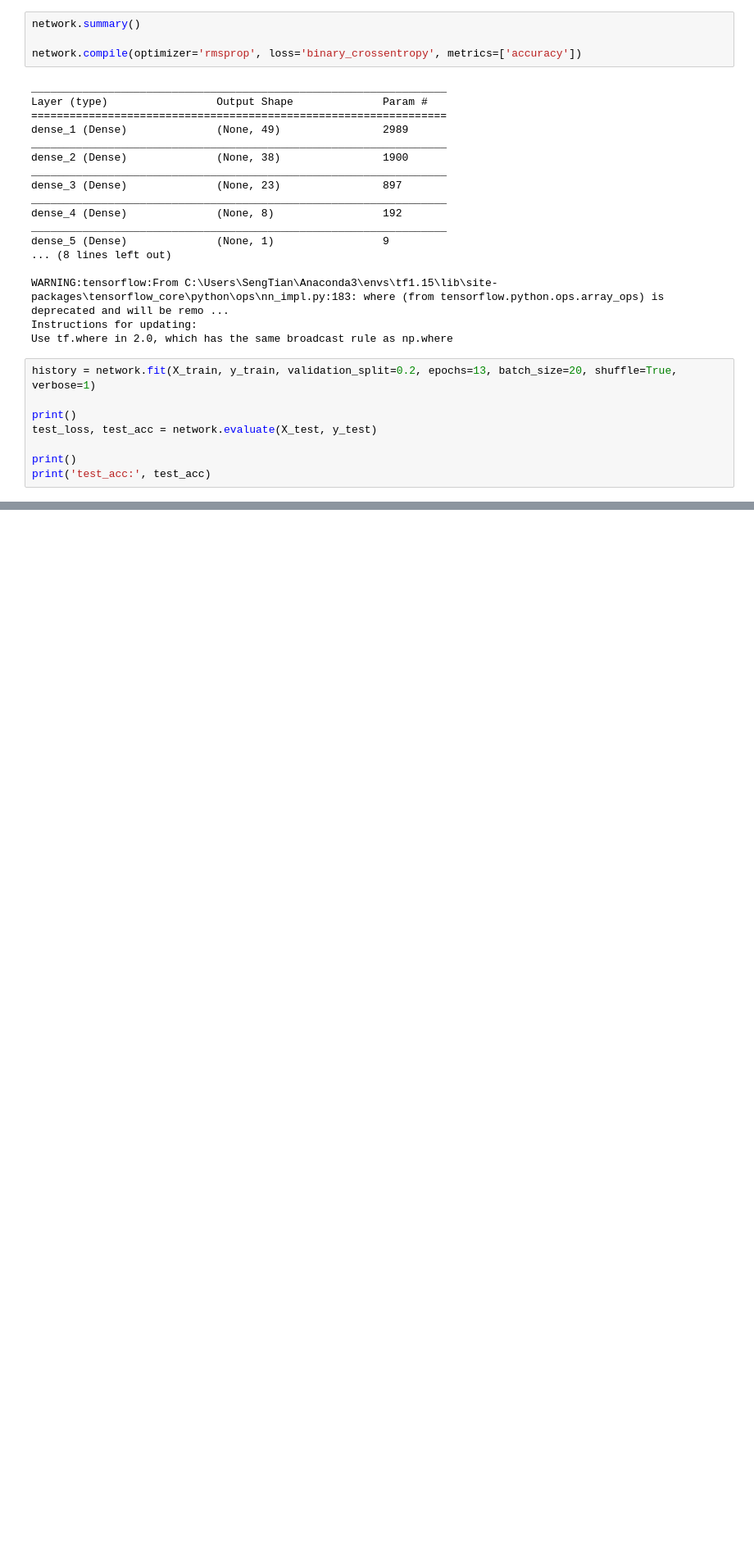
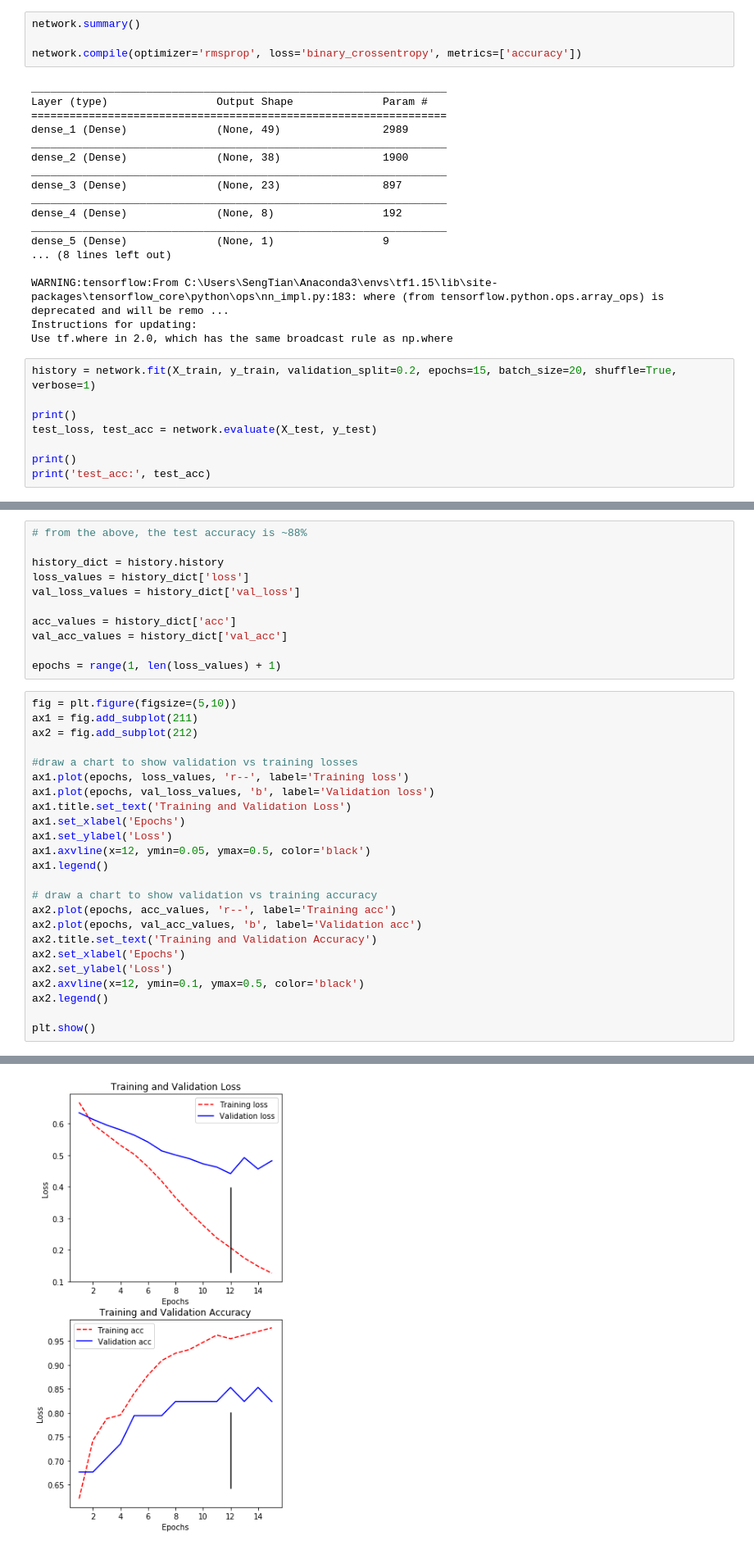
Before and after one commit to koayst/rp_deep_learning, a Jupyter notebook: Question_1/Question1_DLF.ipynb, the cells around one changed output, grey strips where cells are left out. Shown: that part at 82% size. Drawn from its saved outputs; the diff is of its cells as text; blank space fills up the shorter version.

Commit message:
Added another chart at the end

```diff
--- a/Question_1/Question1_DLF.ipynb
+++ b/Question_1/Question1_DLF.ipynb
@@ -167,7 +167,7 @@ WARNING:tensorflow:From C:\Users\SengTian\Anaconda3\envs\tf1.15\lib\site-package
 Instructions for updating:
 Use tf.where in 2.0, which has the same broadcast rule as np.where
 # %%
-history = network.fit(X_train, y_train, validation_split=0.2, epochs=13, batch_size=20, shuffle=True, verbose=1)
+history = network.fit(X_train, y_train, validation_split=0.2, epochs=15, batch_size=20, shuffle=True, verbose=1)
 
 print()
 test_loss, test_acc = network.evaluate(X_test, y_test)
@@ -220,0 +195,36 @@ Text(0, 0.5, 'Loss')
+# %%
+# from the above, the test accuracy is ~88%
+
+history_dict = history.history
+loss_values = history_dict['loss']
+val_loss_values = history_dict['val_loss']
+
+acc_values = history_dict['acc']
+val_acc_values = history_dict['val_acc']
+
+epochs = range(1, len(loss_values) + 1)
+# %%
+fig = plt.figure(figsize=(5,10))
+ax1 = fig.add_subplot(211)
+ax2 = fig.add_subplot(212)
+
+#draw a chart to show validation vs training losses
+ax1.plot(epochs, loss_values, 'r--', label='Training loss')
+ax1.plot(epochs, val_loss_values, 'b', label='Validation loss')
+ax1.title.set_text('Training and Validation Loss')
+ax1.set_xlabel('Epochs')
+ax1.set_ylabel('Loss')
+ax1.axvline(x=12, ymin=0.05, ymax=0.5, color='black')
+ax1.legend()
+
+# draw a chart to show validation vs training accuracy
+ax2.plot(epochs, acc_values, 'r--', label='Training acc')
+ax2.plot(epochs, val_acc_values, 'b', label='Validation acc')
+ax2.title.set_text('Training and Validation Accuracy')
+ax2.set_xlabel('Epochs')
+ax2.set_ylabel('Loss')
+ax2.axvline(x=12, ymin=0.1, ymax=0.5, color='black')
+ax2.legend()
+
+plt.show()
+# %% [output]
@@ -221,2 +243,3 @@ Text(0, 0.5, 'Loss')
+[figure, added]
 # %%
 # from the above chart, the ideal Epochs is around 12 before overfitting starts to happen
```
Also changed, not shown: parts of 4 cells of this notebook.
